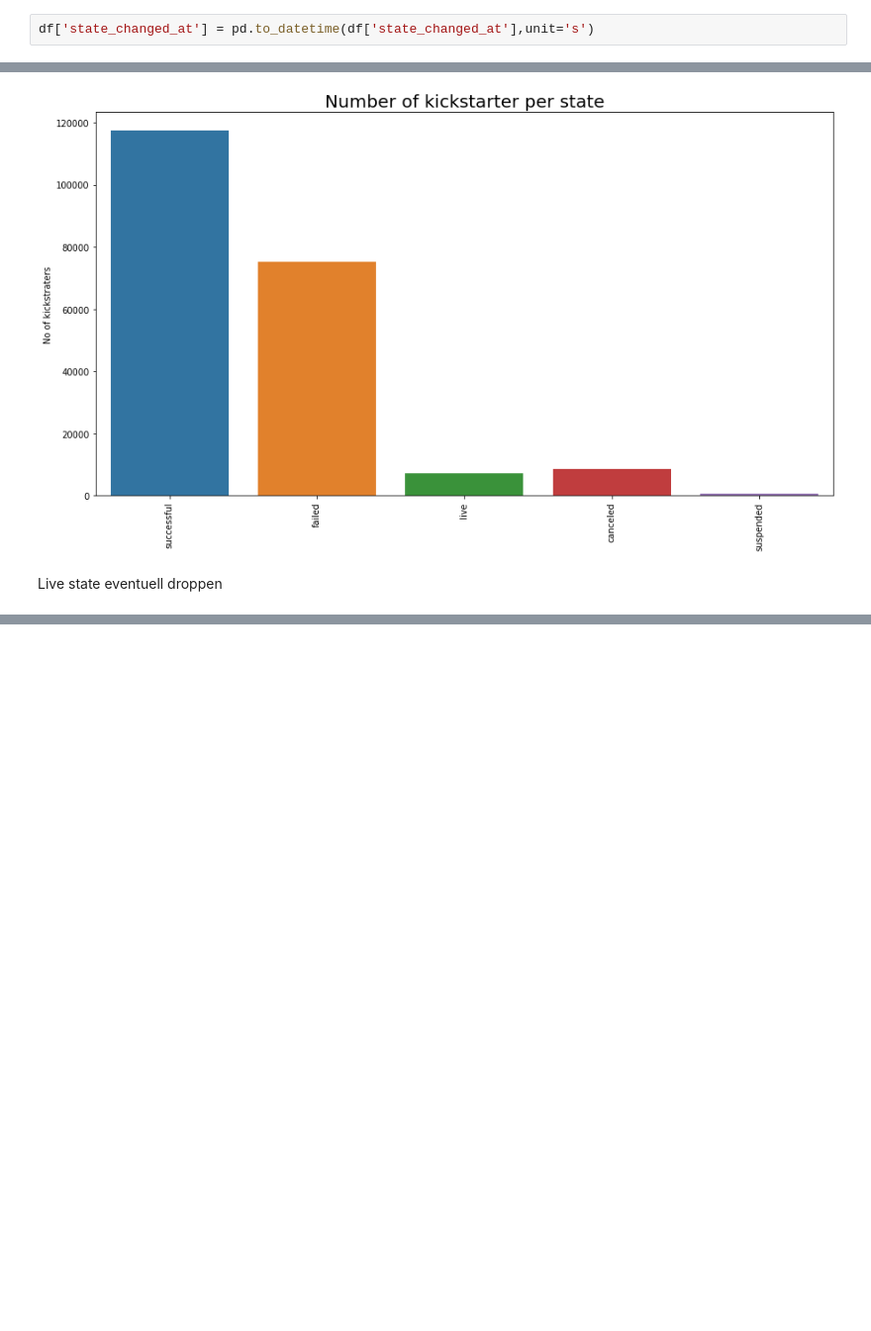
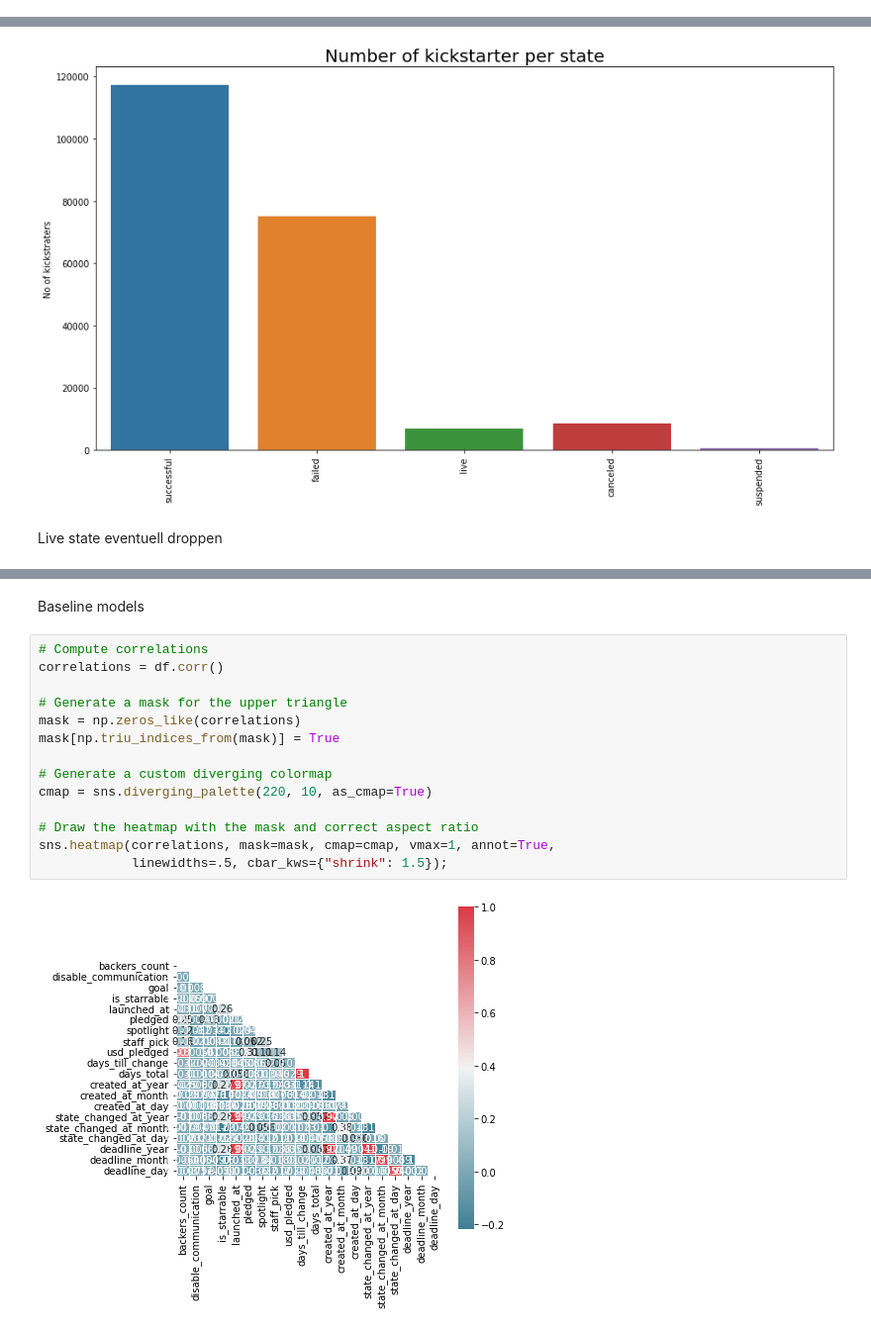
Before and after one commit to reneebrecht/ds-ml-project-kickstarter, a Jupyter notebook: EDA1_Rene.ipynb, the cells around one changed output, grey strips where cells are left out. Shown at 99% size. Saved outputs shown, nothing was run; the diff lists cells and outputs as text; blank space fills up the shorter version.

```diff
--- a/EDA1_Rene.ipynb
+++ b/EDA1_Rene.ipynb
@@ -94,2 +40,0 @@ df['created_at'] = pd.to_datetime(df['created_at'],unit='s')
-# %%
-df['state_changed_at'] = pd.to_datetime(df['state_changed_at'],unit='s')
@@ -330,0 +84,18 @@ Text(0.5, 0, '')
+# %% [markdown]
+Baseline models
+# %%
+# Compute correlations
+correlations = df.corr()
+
+# Generate a mask for the upper triangle
+mask = np.zeros_like(correlations)
+mask[np.triu_indices_from(mask)] = True
+
+# Generate a custom diverging colormap
+cmap = sns.diverging_palette(220, 10, as_cmap=True)
+
+# Draw the heatmap with the mask and correct aspect ratio
+sns.heatmap(correlations, mask=mask, cmap=cmap, vmax=1, annot=True,
+            linewidths=.5, cbar_kws={"shrink": 1.5});
+# %% [output]
+[figure, added]
```
Also changed, not shown: parts of 26 cells of this notebook.
